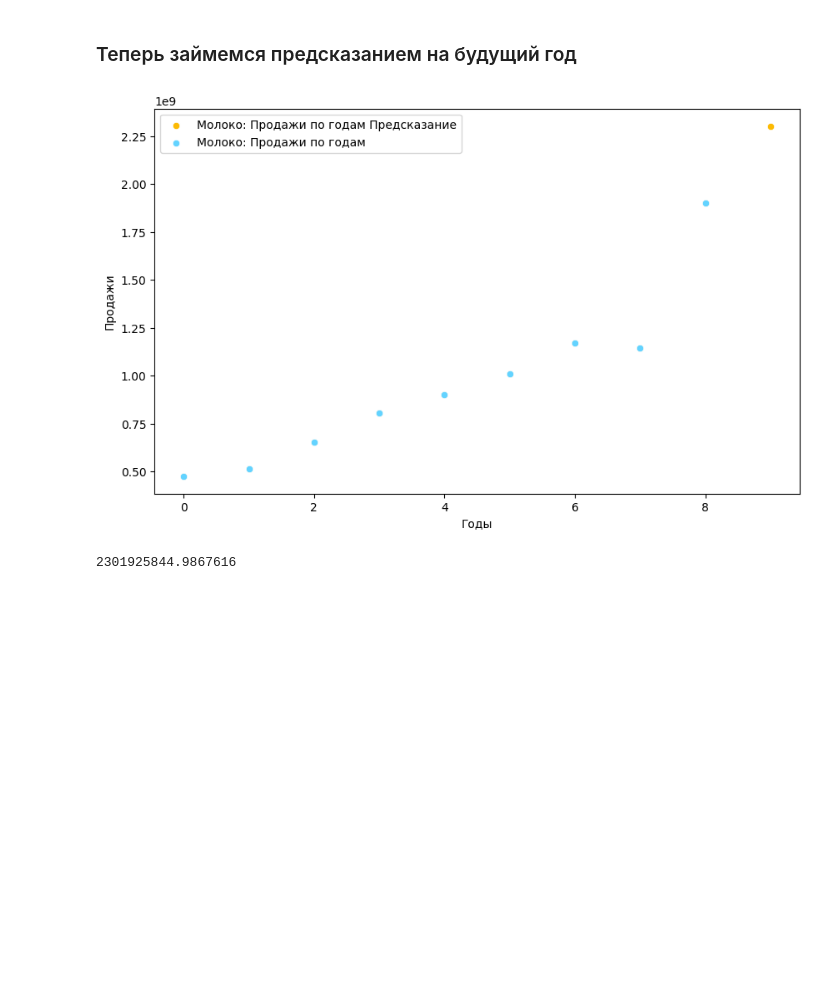
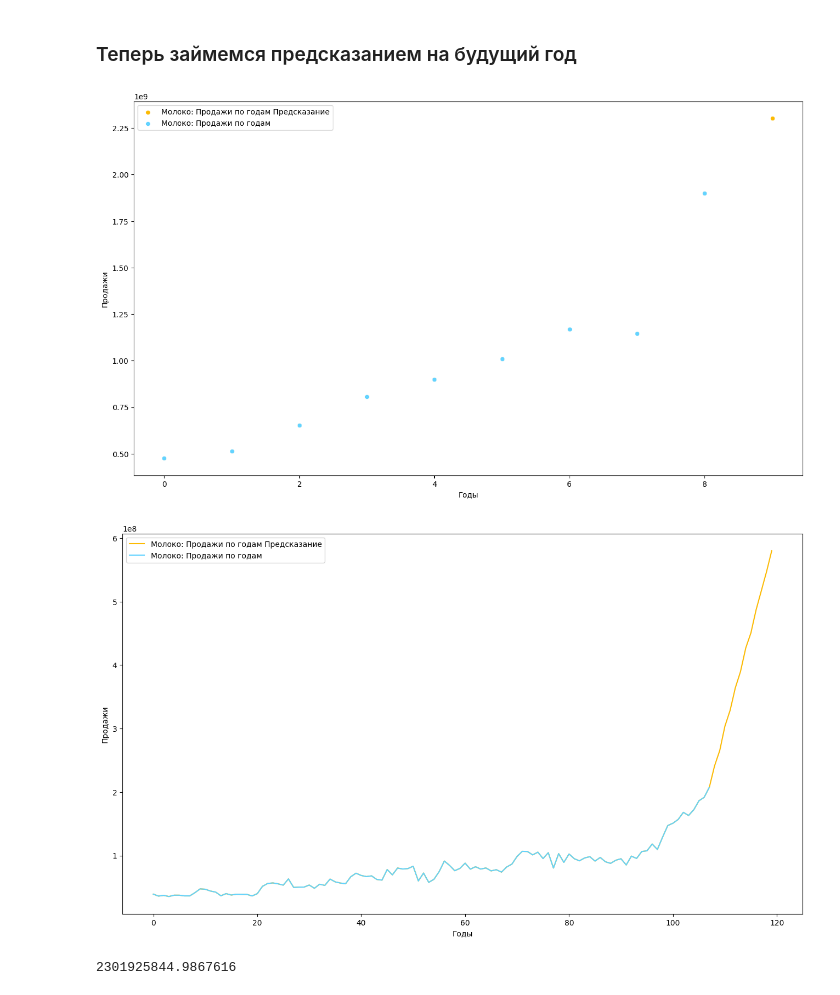
Before and after one commit to AltairkaGit/MilkStats, a Jupyter notebook: model.ipynb, the cells around one changed output. Drawn from its saved outputs; the diff is of its cells as text; code cells hidden in the pictures; blank space fills up the shorter version.

```diff
--- a/model.ipynb
+++ b/model.ipynb
@@ -364,33 +364,47 @@ R_sqared
 # %%
 from sklearn.preprocessing import PolynomialFeatures
 
 l = len(data[key]['ПродажиПоГодам'].keys())
 X = np.array(range(l)).reshape(-1, 1)
 Y = list(data[key]['ПродажиПоГодам'].values())
 
 poly_features = PolynomialFeatures(degree=2, include_bias=False)
 X_poly = poly_features.fit_transform(X)
 
 model = LinearRegression()
 model.fit(X_poly, Y)
 
 X_new = np.array([l + 1]).reshape(-1, 1)
 X_new_poly = poly_features.transform(X_new)
 
 y_new = model.predict(X_new_poly)
 
 s = [sum(l) for l in Y]
+d = list(s)
 s.append(sum(y_new[0]))
+
+y0, y12 = d[-1], s[-1]
+dy = (y12 - y0) / 13
+prediction = list(np.array(list(data[key]['Продажи'][-1] + i * dy for i in range(1, 13))) + data[key]['СредняяСезонная'])
 
 plt.figure(figsize=(16, 9))
 sns.scatterplot(x=range(len(s)), y=s, color='#fcba03', label=key + ': Продажи по годам Предсказание')
-s = s[:-1]
-sns.scatterplot(x=range(len(s)), y=s, color='#63d3ff', label=key + ': Продажи по годам')
+
+sns.scatterplot(x=range(len(d)), y=d, color='#63d3ff', label=key + ': Продажи по годам')
+plt.xlabel('Годы')
+plt.ylabel('Продажи')
+plt.show()
+
+plt.figure(figsize=(16, 9))
+d = list(np.array(Y).flatten()) + prediction
+sns.lineplot(x=range(len(d)), y=d, color='#fcba03', label=key + ': Продажи по годам Предсказание')
+sns.lineplot(x=range(len(data[key]['Продажи'])), y=data[key]['Продажи'], color='#63d3ff', label=key + ': Продажи по годам')
 plt.xlabel('Годы')
 plt.ylabel('Продажи')
 plt.show()
 
 sum(y_new[-1])
 # %% [output]
-[figure, old version]
+[figure, new version]
+[figure, added]
 2301925844.9867616
```
Also changed, not shown: 2 other files.
